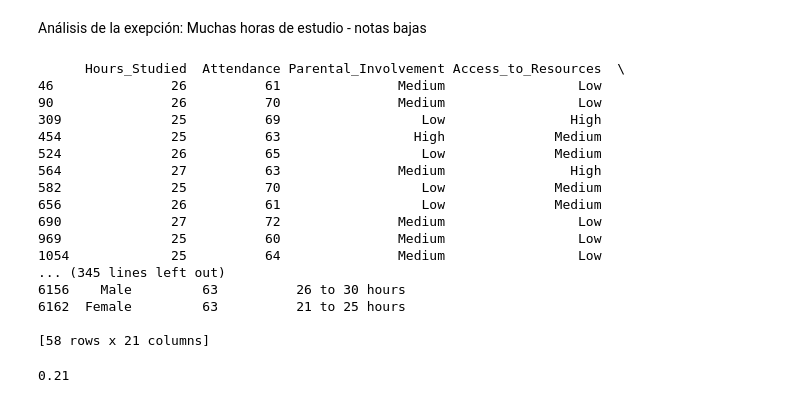
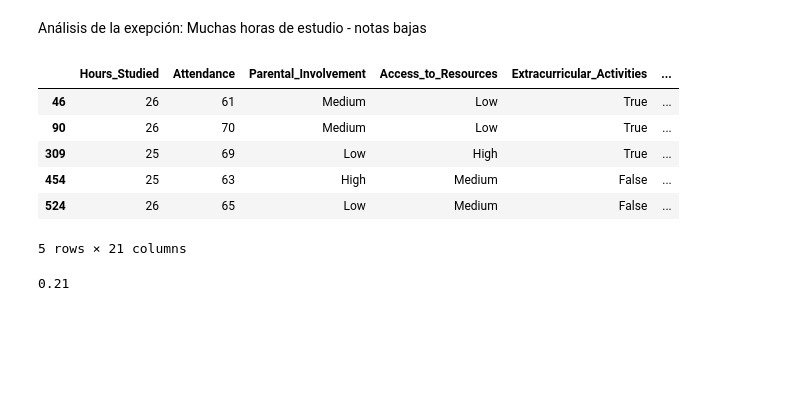
Before and after one commit to BertoniEliana/students_performance_factors, a Jupyter notebook: student_performance_factors.ipynb, the cells around one changed output. Cells and saved outputs as stored; diff of their text form; code cells hidden in the pictures; blank space fills up the shorter version.

```diff
--- a/student_performance_factors.ipynb
+++ b/student_performance_factors.ipynb
@@ -329,26 +329,16 @@ plt.show()
 [figure]
 # %% [markdown]
 Análisis de la exepción: Muchas horas de estudio - notas bajas
-# %%
-print(high_study_low_score)
-# %% [output]
-      Hours_Studied  Attendance Parental_Involvement Access_to_Resources  \
-46               26          61               Medium                 Low
-90               26          70               Medium                 Low
-309              25          69                  Low                High
-454              25          63                 High              Medium
-524              26          65                  Low              Medium
-564              27          63               Medium                High
-582              25          70                  Low              Medium
-656              26          61                  Low              Medium
-690              27          72               Medium                 Low
-969              25          60               Medium                 Low
-1054             25          64               Medium                 Low
-... (345 lines left out)
-6156    Male         63          26 to 30 hours
-6162  Female         63          21 to 25 hours
-
-[58 rows x 21 columns]
+# %%
+high_study_low_score.head()
+# %% [output]
+|  | Hours_Studied | Attendance | Parental_Involvement | Access_to_Resources | Extracurricular_Activities | ... |
+| 46 | 26 | 61 | Medium | Low | True | ... |
+| 90 | 26 | 70 | Medium | Low | True | ... |
+| 309 | 25 | 69 | Low | High | True | ... |
+| 454 | 25 | 63 | High | Medium | False | ... |
+| 524 | 26 | 65 | Low | Medium | False | ... |
+5 rows × 21 columns
 # %%
 high_study_disabilities_mean = high_study_low_score['Learning_Disabilities'].mean().round(2)
 print(high_study_disabilities_mean)
```
Also changed, not shown: parts of 1 cell of this notebook.
